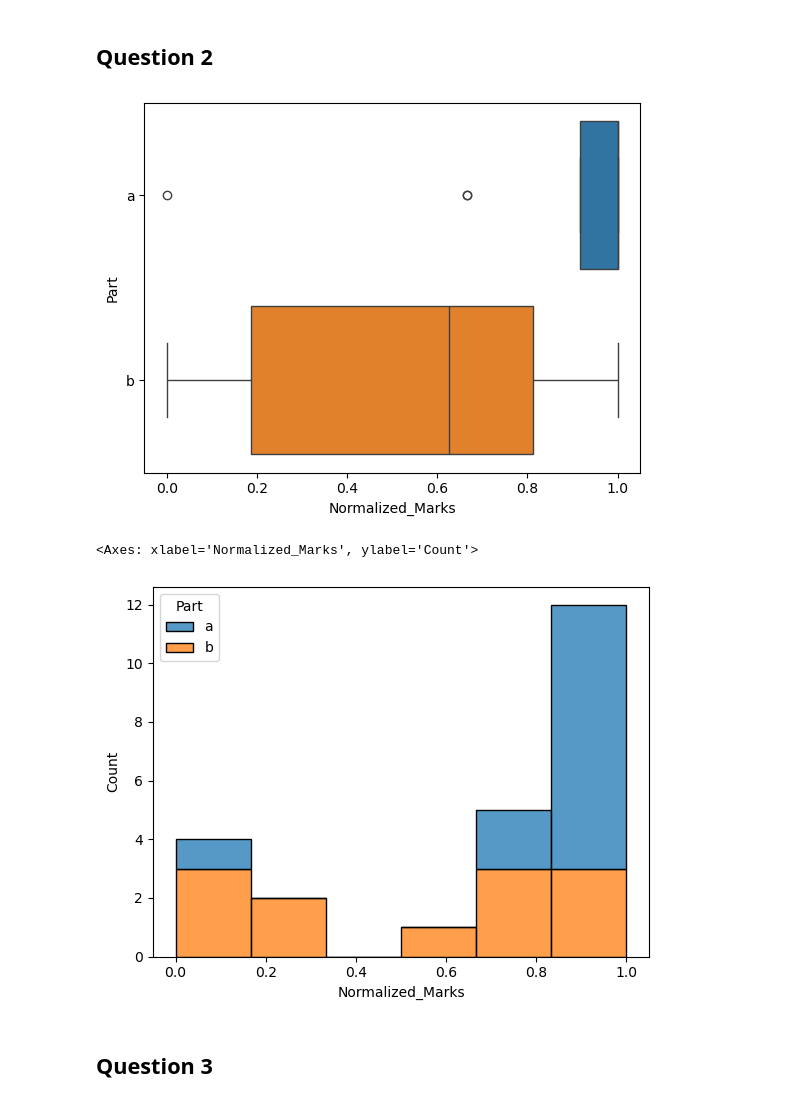
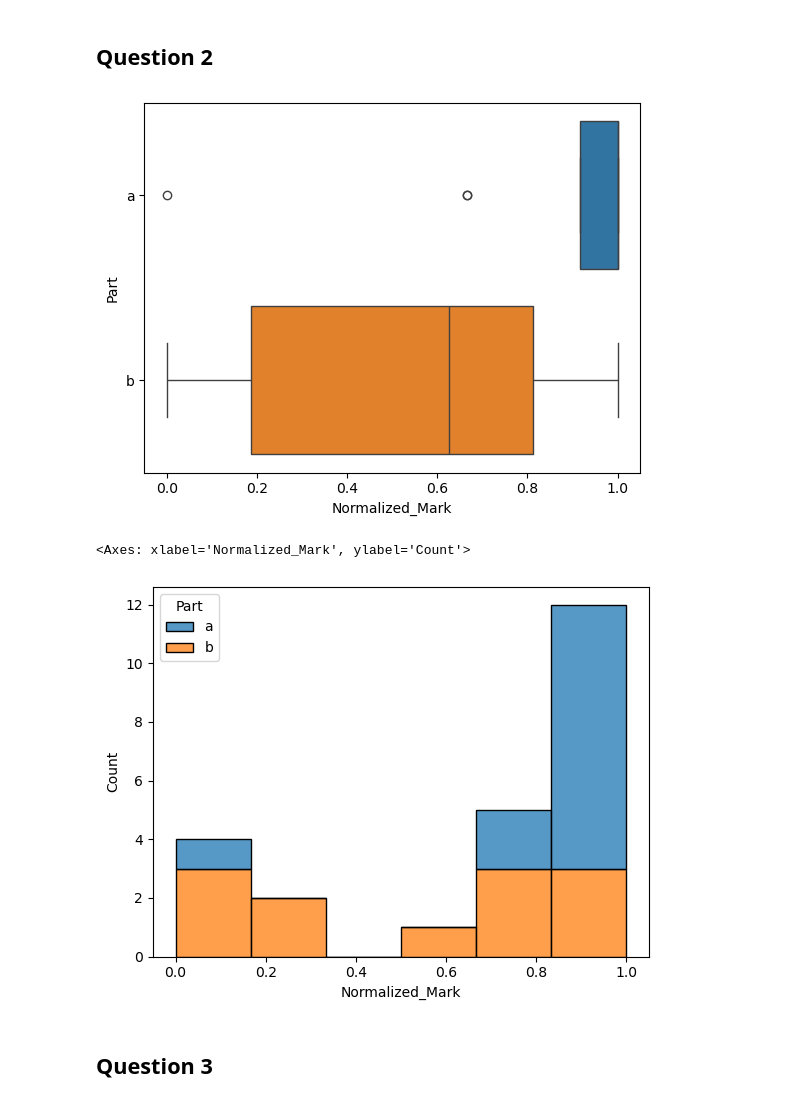
Before and after one commit to dlehdgk/assessments, a Jupyter notebook: exam_data.ipynb, the cells around one changed output. Drawn from its saved outputs; the diff is of its cells as text; code cells hidden in the pictures.

```diff
--- a/exam_data.ipynb
+++ b/exam_data.ipynb
@@ -7,7 +7,7 @@ import matplotlib.pyplot as plt
 import seaborn as sns
 import scipy.stats as stats
 # %%
-df = pd.read_csv('Exam_Results.csv')
+df = pd.read_csv('data/Exam_Results.csv')
 # %%
 # Melt the dataframe to long format including total values per question
 question_columns = [f'Q{i}_{part}' for i in range(1, 10) for part in ['a', 'b', 'c', 'd', 'Total'] if f'Q{i}_{part}' in df.columns]
@@ -49,10 +47,10 @@ exam_results_normalized = exam_results_normalized.drop(columns=total_columns)
 
 # Melt the normalized dataframe to long format for all questions up to Q9
 question_columns = [f'Q{i}_{part}' for i in range(1, 10) for part in ['a', 'b', 'c', 'd'] if f'Q{i}_{part}' in df.columns]
-df_qn = pd.melt(exam_results_normalized, id_vars=['Student'],
+df_qn = pd.melt(exam_results_normalized, id_vars=['Name'],
                                        value_vars=question_columns,
                                        var_name='Question_Part',
-                                       value_name='Normalized_Marks')
+                                       value_name='Normalized_Mark')
 
 # Separate the Question_Part into two columns: Question and Part
 df_qn[['Question', 'Part']] = df_qn['Question_Part'].str.extract(r'(Q\d+)_(\w+)')
@@ -111,13 +107,13 @@ sns.histplot(data=q1, x = 'Normalized_Marks',hue='Part', multiple='stack')
 ## Question 2
 # %%
 q2 = df_qn[df_qn['Question'].str.contains('Q2')]
-sns.boxplot(data=q2, y = 'Part', x = 'Normalized_Marks',hue='Part')
+sns.boxplot(data=q2, y = 'Part', x = 'Normalized_Mark',hue='Part')
 plt.show()
-sns.histplot(data=q2, x = 'Normalized_Marks',hue='Part',multiple='stack')
+sns.histplot(data=q2, x = 'Normalized_Mark',hue='Part',multiple='stack')
 # %% [output]
-[figure, old version]
+[figure, new version]
-<Axes: xlabel='Normalized_Marks', ylabel='Count'>
+<Axes: xlabel='Normalized_Mark', ylabel='Count'>
-[figure, old version]
+[figure, new version]
 # %% [markdown]
 ## Question 3
 # %%
```
Also changed, not shown: parts of 13 cells of this notebook, 22 other files.
